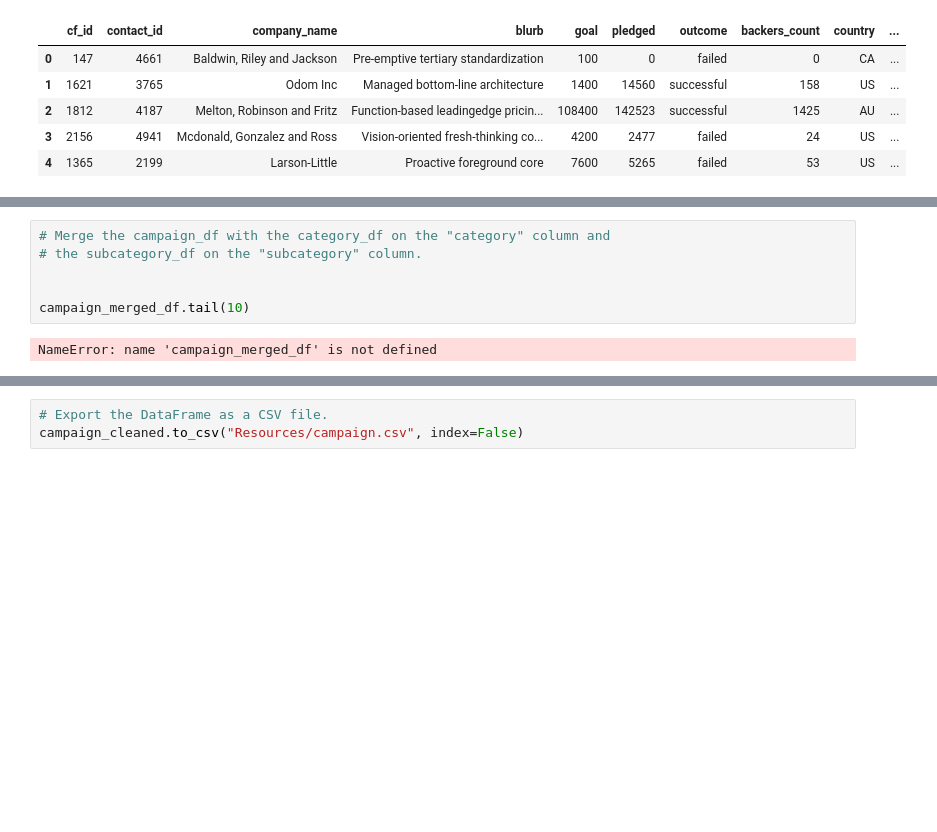
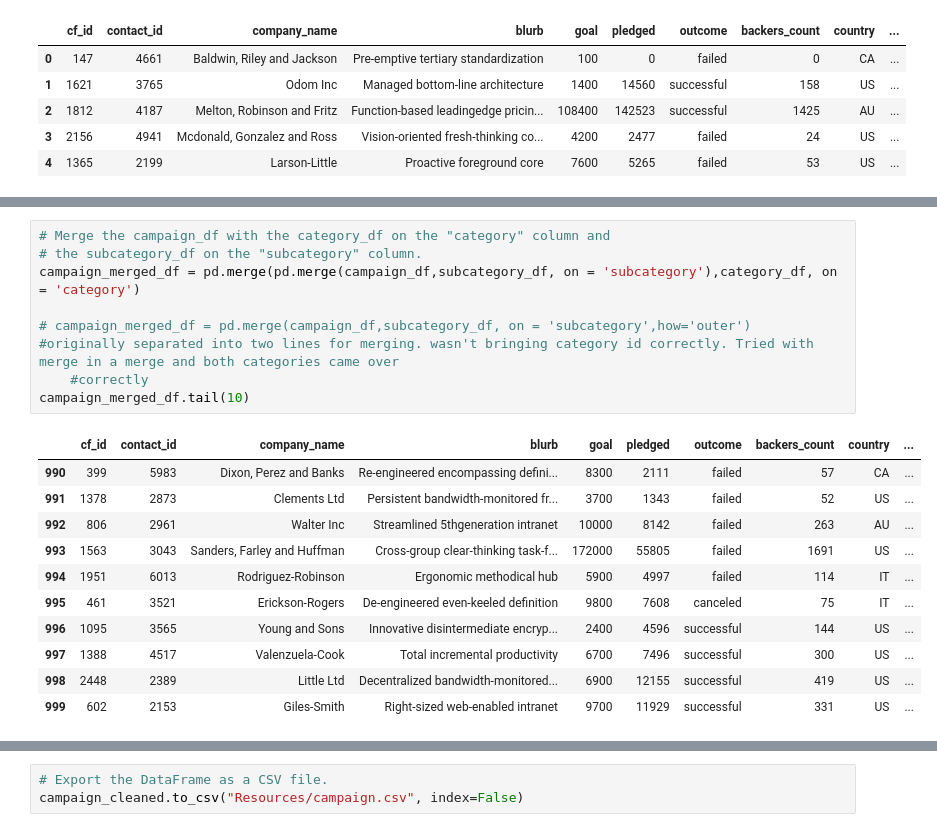
Before and after one commit to kottonxie/project2_etl, a Jupyter notebook: ETL_Mini_Project_Starter_Code.ipynb, the cells around one changed output, grey strips where cells are left out. Drawn from its saved outputs; the diff is of its cells as text; blank space fills up the shorter version.

```diff
--- a/ETL_Mini_Project_Starter_Code.ipynb
+++ b/ETL_Mini_Project_Starter_Code.ipynb
@@ -231,8 +292,21 @@ from datetime import datetime as dt
 # %%
 # Merge the campaign_df with the category_df on the "category" column and
 # the subcategory_df on the "subcategory" column.
+campaign_merged_df = pd.merge(pd.merge(campaign_df,subcategory_df, on = 'subcategory'),category_df, on = 'category')
 
-
+# campaign_merged_df = pd.merge(campaign_df,subcategory_df, on = 'subcategory',how='outer')
+#originally separated into two lines for merging. wasn't bringing category id correctly. Tried with merge in a merge and both categories came over
+    #correctly
 campaign_merged_df.tail(10)
 # %% [output]
-NameError: name 'campaign_merged_df' is not defined
+|  | cf_id | contact_id | company_name | blurb | goal | pledged | outcome | backers_count | country | ... |
+| 990 | 399 | 5983 | Dixon, Perez and Banks | Re-engineered encompassing defini... | 8300 | 2111 | failed | 57 | CA | ... |
+| 991 | 1378 | 2873 | Clements Ltd | Persistent bandwidth-monitored fr... | 3700 | 1343 | failed | 52 | US | ... |
+| 992 | 806 | 2961 | Walter Inc | Streamlined 5thgeneration intranet | 10000 | 8142 | failed | 263 | AU | ... |
+| 993 | 1563 | 3043 | Sanders, Farley and Huffman | Cross-group clear-thinking task-f... | 172000 | 55805 | failed | 1691 | US | ... |
+| 994 | 1951 | 6013 | Rodriguez-Robinson | Ergonomic methodical hub | 5900 | 4997 | failed | 114 | IT | ... |
+| 995 | 461 | 3521 | Erickson-Rogers | De-engineered even-keeled definition | 9800 | 7608 | canceled | 75 | IT | ... |
+| 996 | 1095 | 3565 | Young and Sons | Innovative disintermediate encryp... | 2400 | 4596 | successful | 144 | US | ... |
+| 997 | 1388 | 4517 | Valenzuela-Cook | Total incremental productivity | 6700 | 7496 | successful | 300 | US | ... |
+| 998 | 2448 | 2389 | Little Ltd | Decentralized bandwidth-monitored... | 6900 | 12155 | successful | 419 | US | ... |
+| 999 | 602 | 2153 | Giles-Smith | Right-sized web-enabled intranet | 9700 | 11929 | successful | 331 | US | ... |
```
Also changed, not shown: parts of 8 cells of this notebook.
